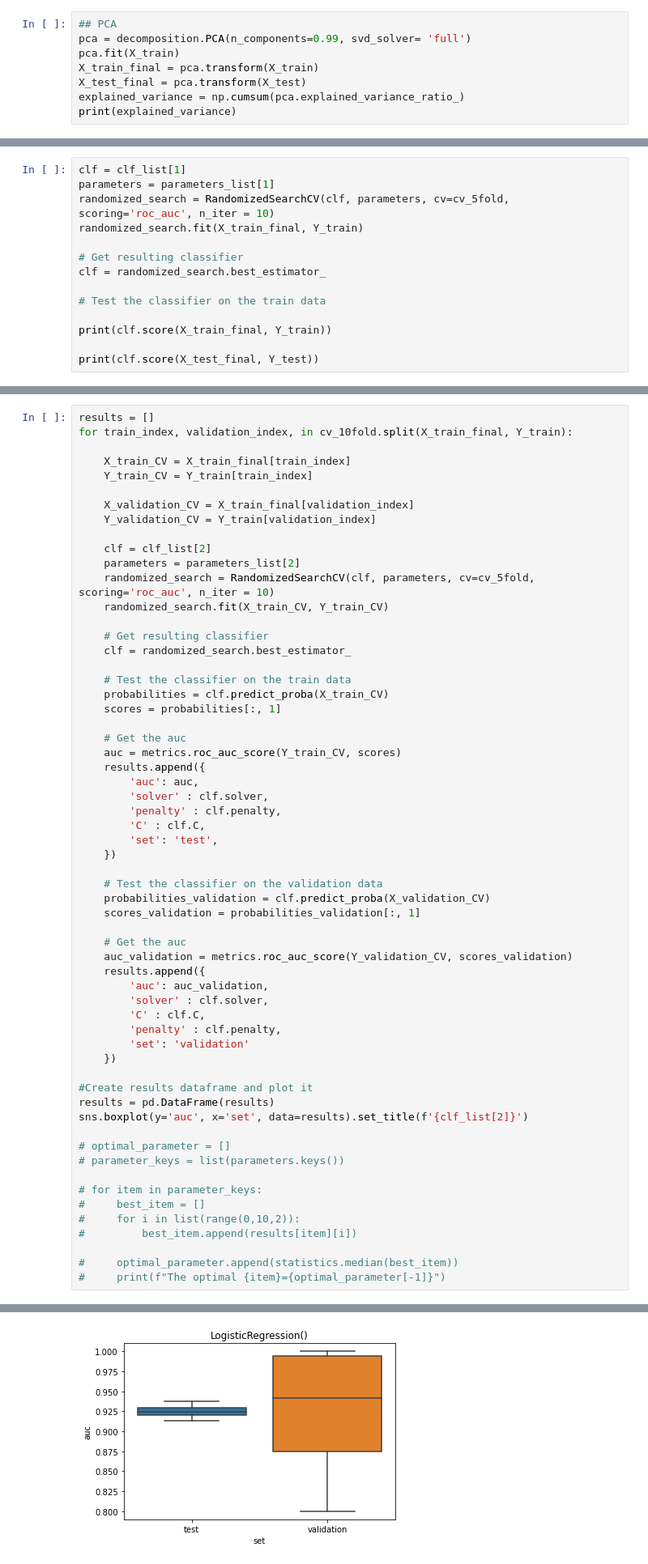
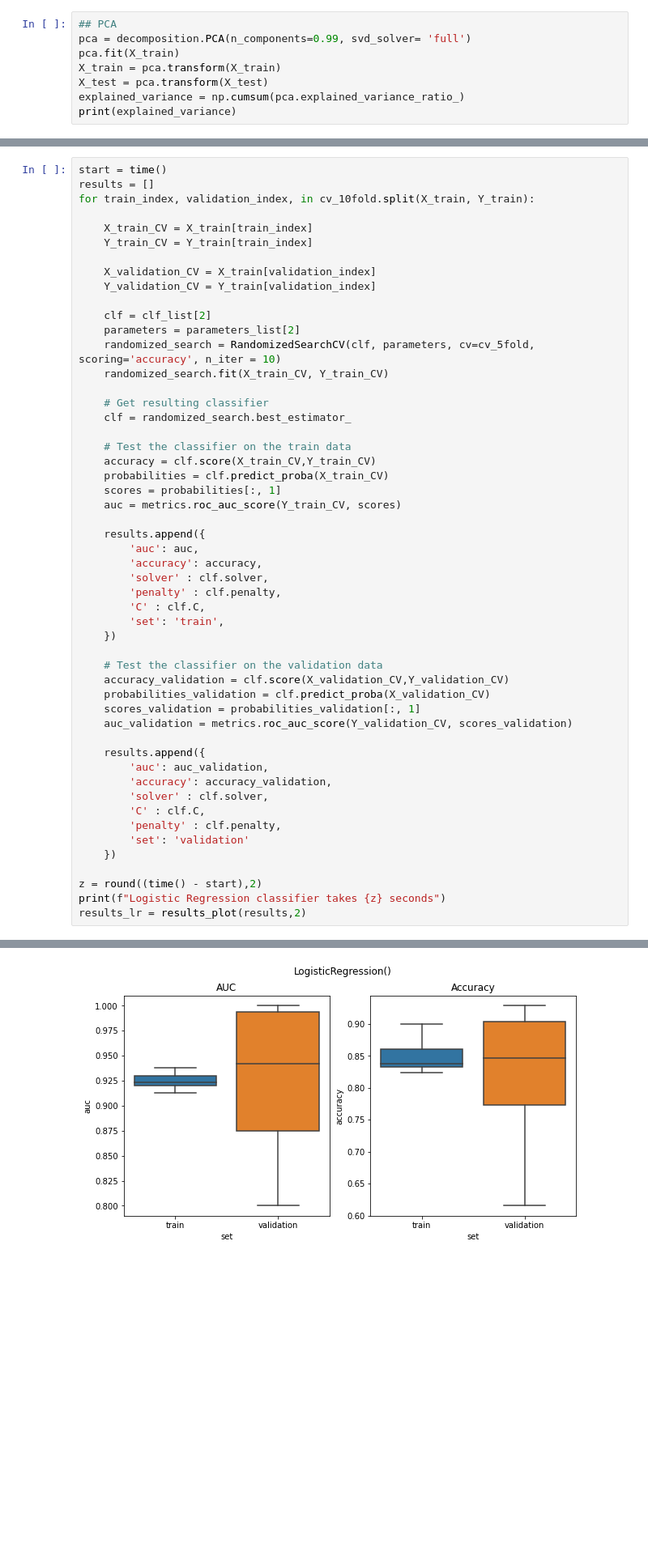
Before and after one commit to naomiverkerk/TM10007, a Jupyter notebook: Okedezefile.ipynb, the cells around one changed output, grey strips where cells are left out. Shown at 81% size. Saved outputs shown, nothing was run; the diff lists cells and outputs as text; blank space fills up the shorter version.

```diff
--- a/Okedezefile.ipynb
+++ b/Okedezefile.ipynb
@@ -170,8 +272,8 @@ Y_test = scaler.transform(Y_test)
 ## PCA
 pca = decomposition.PCA(n_components=0.99, svd_solver= 'full')
 pca.fit(X_train)
-X_train_final = pca.transform(X_train)
-X_test_final = pca.transform(X_test)
+X_train = pca.transform(X_train)
+X_test = pca.transform(X_test)
 explained_variance = np.cumsum(pca.explained_variance_ratio_)
 print(explained_variance)
 # %% [output]
@@ -381,14 +453,0 @@ The optimal min_samples_leaf=11
-# %%
-clf = clf_list[1]
-parameters = parameters_list[1]
-randomized_search = RandomizedSearchCV(clf, parameters, cv=cv_5fold, scoring='roc_auc', n_iter = 10)
-randomized_search.fit(X_train_final, Y_train)
-
-# Get resulting classifier
-clf = randomized_search.best_estimator_
-
-# Test the classifier on the train data
-
-print(clf.score(X_train_final, Y_train))
-
-print(clf.score(X_test_final, Y_test))
@@ -398,63 +454,55 @@ print(clf.score(X_test_final, Y_test))
 # %% [markdown]
 # Logistic Regression
 # %%
+start = time()
 results = []
-for train_index, validation_index, in cv_10fold.split(X_train_final, Y_train):
+for train_index, validation_index, in cv_10fold.split(X_train, Y_train):
 
-    X_train_CV = X_train_final[train_index]
+    X_train_CV = X_train[train_index]
     Y_train_CV = Y_train[train_index]
 
-    X_validation_CV = X_train_final[validation_index]
+    X_validation_CV = X_train[validation_index]
     Y_validation_CV = Y_train[validation_index]
 
     clf = clf_list[2]
     parameters = parameters_list[2]
-    randomized_search = RandomizedSearchCV(clf, parameters, cv=cv_5fold, scoring='roc_auc', n_iter = 10)
+    randomized_search = RandomizedSearchCV(clf, parameters, cv=cv_5fold, scoring='accuracy', n_iter = 10)
     randomized_search.fit(X_train_CV, Y_train_CV)
 
     # Get resulting classifier
     clf = randomized_search.best_estimator_
 
     # Test the classifier on the train data
+    accuracy = clf.score(X_train_CV,Y_train_CV)
     probabilities = clf.predict_proba(X_train_CV)
     scores = probabilities[:, 1]
+    auc = metrics.roc_auc_score(Y_train_CV, scores)
 
-    # Get the auc
-    auc = metrics.roc_auc_score(Y_train_CV, scores)
     results.append({
         'auc': auc,
+        'accuracy': accuracy,
         'solver' : clf.solver,
         'penalty' : clf.penalty,
         'C' : clf.C,
-        'set': 'test',
+        'set': 'train',
     })
 
     # Test the classifier on the validation data
+    accuracy_validation = clf.score(X_validation_CV,Y_validation_CV)
     probabilities_validation = clf.predict_proba(X_validation_CV)
     scores_validation = probabilities_validation[:, 1]
+    auc_validation = metrics.roc_auc_score(Y_validation_CV, scores_validation)
 
-    # Get the auc
-    auc_validation = metrics.roc_auc_score(Y_validation_CV, scores_validation)
     results.append({
         'auc': auc_validation,
+        'accuracy': accuracy_validation,
         'solver' : clf.solver,
         'C' : clf.C,
         'penalty' : clf.penalty,
         'set': 'validation'
     })
 
-#Create results dataframe and plot it
-results = pd.DataFrame(results)
-sns.boxplot(y='auc', x='set', data=results).set_title(f'{clf_list[2]}')
-
-# optimal_parameter = []
-# parameter_keys = list(parameters.keys())
-
-# for item in parameter_keys:
-#     best_item = []
-#     for i in list(range(0,10,2)):
-#         best_item.append(results[item][i])
-
-#     optimal_parameter.append(statistics.median(best_item))
-#     print(f"The optimal {item}={optimal_parameter[-1]}")
+z = round((time() - start),2)
+print(f"Logistic Regression classifier takes {z} seconds")
+results_lr = results_plot(results,2)
 # %% [output]
@@ -462 +515 @@ Text(0.5, 1.0, 'LogisticRegression()')
-[figure, old version]
+[figure, new version]
```
Also changed, not shown: parts of 22 cells of this notebook.
